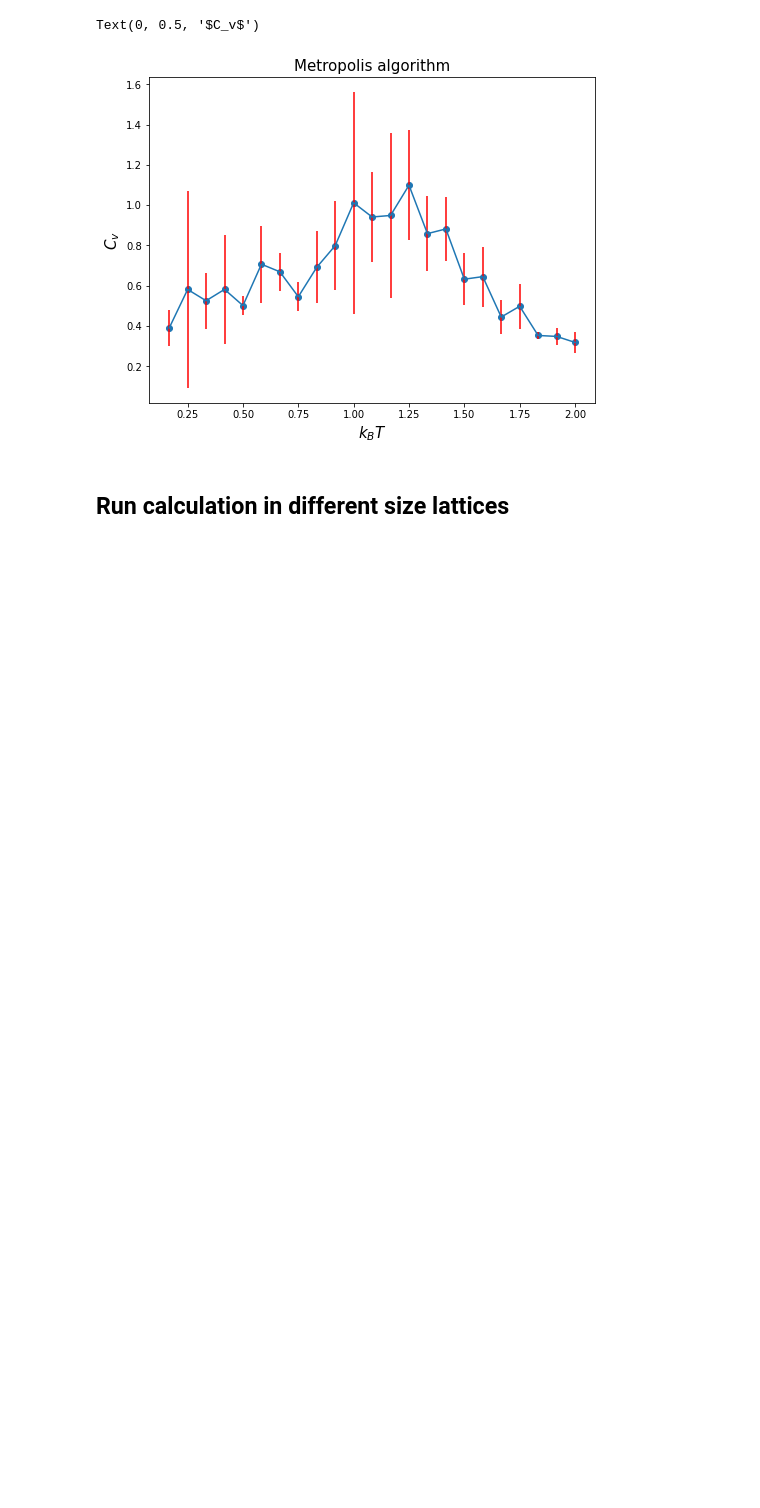
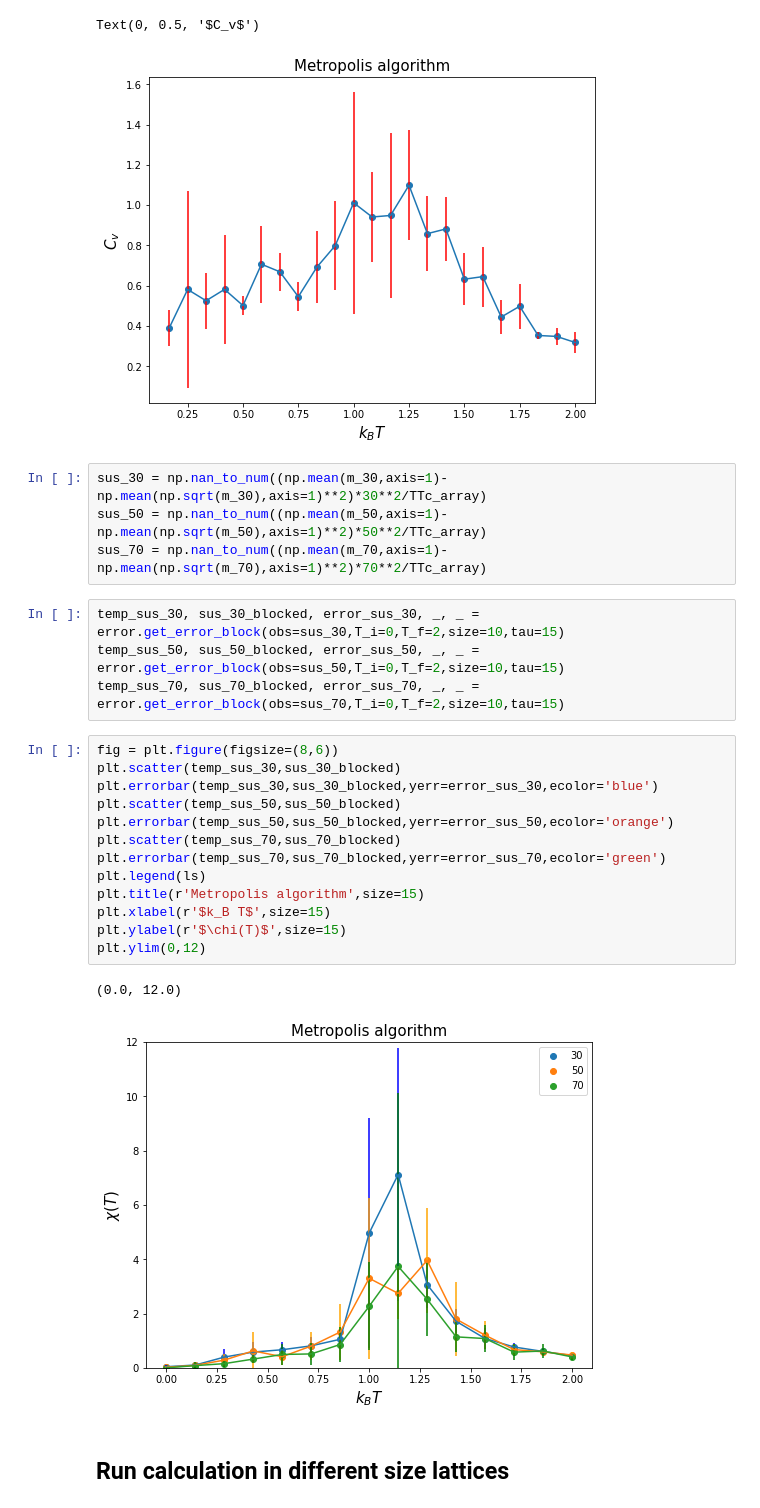
Before and after one commit to bernwo/AP3082-XY-Model, a Jupyter notebook: Observables.ipynb, the cells around one changed output. Cells and saved outputs as stored; diff of their text form; blank space fills up the shorter version.

```diff
--- a/Observables.ipynb
+++ b/Observables.ipynb
@@ -74,6 +74,30 @@ plt.ylabel(r'$C_v$',size=15)
 # %% [output]
 Text(0, 0.5, '$C_v$')
 [figure]
+# %%
+sus_30 = np.nan_to_num((np.mean(m_30,axis=1)-np.mean(np.sqrt(m_30),axis=1)**2)*30**2/TTc_array)
+sus_50 = np.nan_to_num((np.mean(m_50,axis=1)-np.mean(np.sqrt(m_50),axis=1)**2)*50**2/TTc_array)
+sus_70 = np.nan_to_num((np.mean(m_70,axis=1)-np.mean(np.sqrt(m_70),axis=1)**2)*70**2/TTc_array)
+# %%
+temp_sus_30, sus_30_blocked, error_sus_30, _, _ = error.get_error_block(obs=sus_30,T_i=0,T_f=2,size=10,tau=15)
+temp_sus_50, sus_50_blocked, error_sus_50, _, _ = error.get_error_block(obs=sus_50,T_i=0,T_f=2,size=10,tau=15)
+temp_sus_70, sus_70_blocked, error_sus_70, _, _ = error.get_error_block(obs=sus_70,T_i=0,T_f=2,size=10,tau=15)
+# %%
+fig = plt.figure(figsize=(8,6))
+plt.scatter(temp_sus_30,sus_30_blocked)
+plt.errorbar(temp_sus_30,sus_30_blocked,yerr=error_sus_30,ecolor='blue')
+plt.scatter(temp_sus_50,sus_50_blocked)
+plt.errorbar(temp_sus_50,sus_50_blocked,yerr=error_sus_50,ecolor='orange')
+plt.scatter(temp_sus_70,sus_70_blocked)
+plt.errorbar(temp_sus_70,sus_70_blocked,yerr=error_sus_70,ecolor='green')
+plt.legend(ls)
+plt.title(r'Metropolis algorithm',size=15)
+plt.xlabel(r'$k_B T$',size=15)
+plt.ylabel(r'$\chi(T)$',size=15)
+plt.ylim(0,12)
+# %% [output]
+(0.0, 12.0)
+[figure, added]
 # %% [markdown]
 ## Run calculation in different size lattices
 # %%
```
